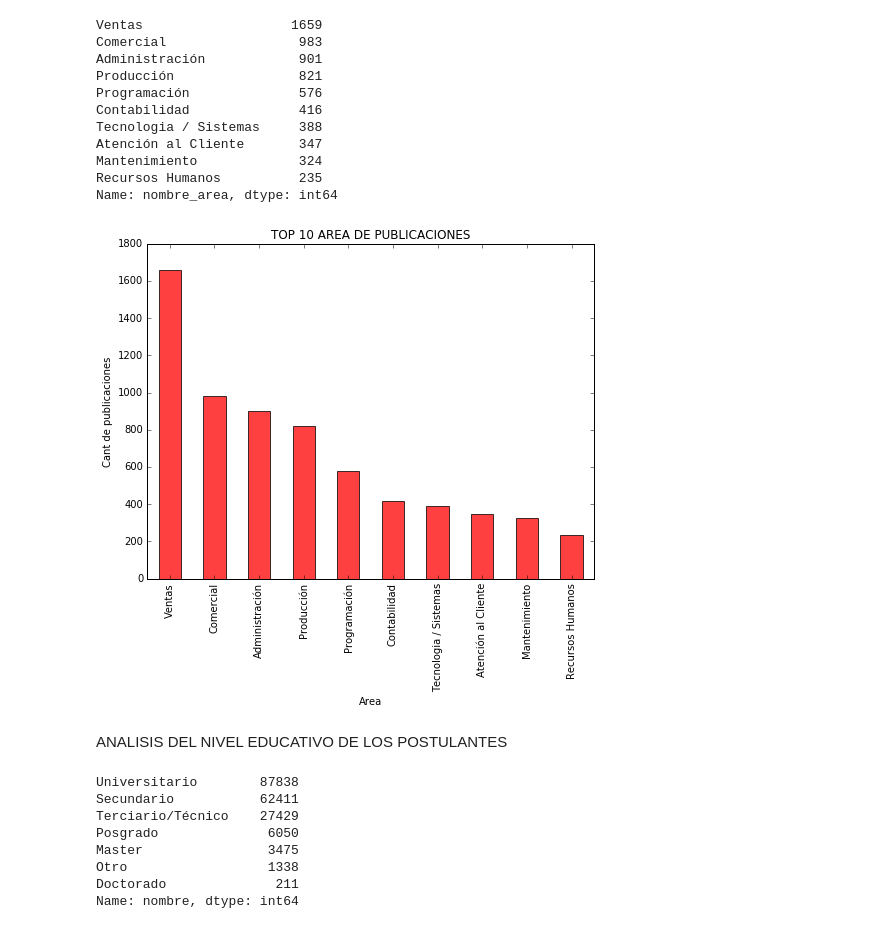
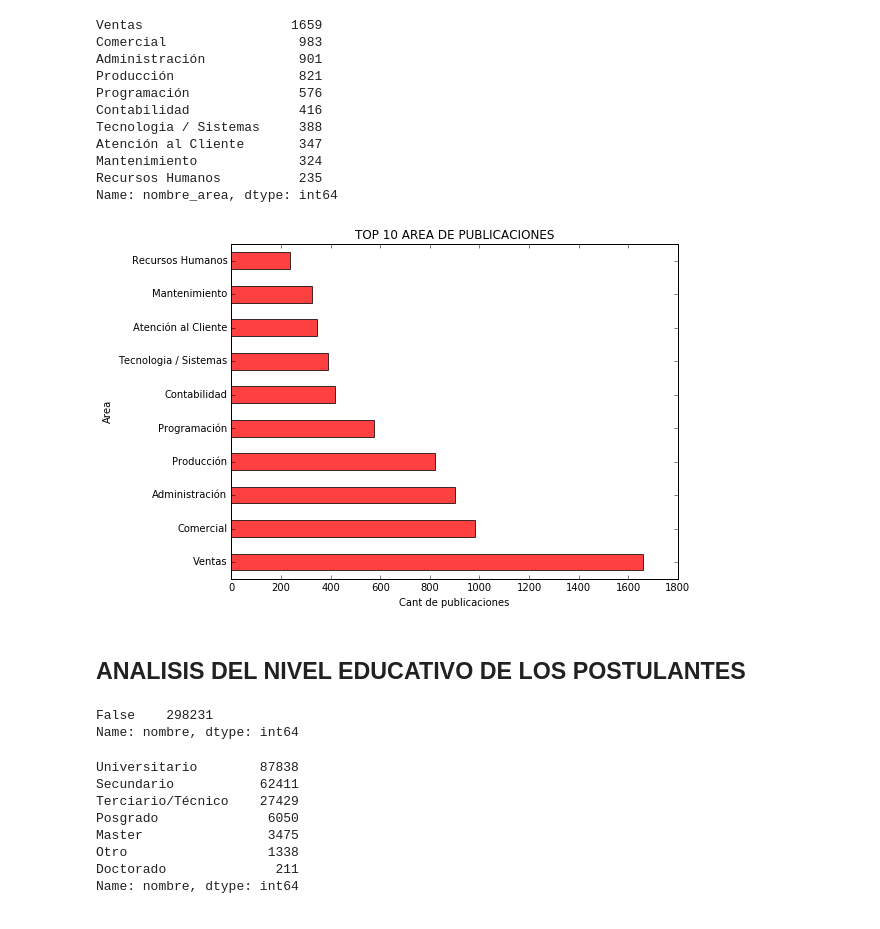
Before and after one commit to matfonseca/OrgaDatos, a Jupyter notebook: Analisis exploratorio.ipynb, the cells around one changed output. Drawn from its saved outputs; the diff is of its cells as text; code cells hidden in the pictures.

```diff
--- a/Analisis exploratorio.ipynb
+++ b/Analisis exploratorio.ipynb
@@ -98,16 +102,22 @@ Name: nombre_area, dtype: int64
 # %%
 f = plt.figure()
 
 plt.title ('TOP 10 AREA DE PUBLICACIONES',color='black')
 
-ax = top10_publication_area.plot(kind='bar', stacked=True, figsize=(8,6) ,alpha=0.75, ax=f.gca(), color='red')
+ax = top10_publication_area.plot(kind='barh', stacked=True, figsize=(8,6) ,alpha=0.75, ax=f.gca(), color='red')
 
 
-ax.set_ylabel('Cant de publicaciones')
-ax.set_xlabel("Area")
+ax.set_xlabel('Cant de publicaciones')
+ax.set_ylabel("Area")
 plt.show()
 # %% [output]
-[figure, old version]
+[figure, new version]
 # %% [markdown]
-ANALISIS DEL NIVEL EDUCATIVO DE LOS POSTULANTES
+## ANALISIS DEL NIVEL EDUCATIVO DE LOS POSTULANTES
+# %%
+#Verificamos que no haya NaNs en la columna 'nombre' del data frame data_postulant_education (para limpiar los datos):
+data_postulant_education['nombre'].isnull().value_counts()
+# %% [output]
+False    298231
+Name: nombre, dtype: int64
 # %%
```
Also changed, not shown: parts of 23 cells of this notebook.
